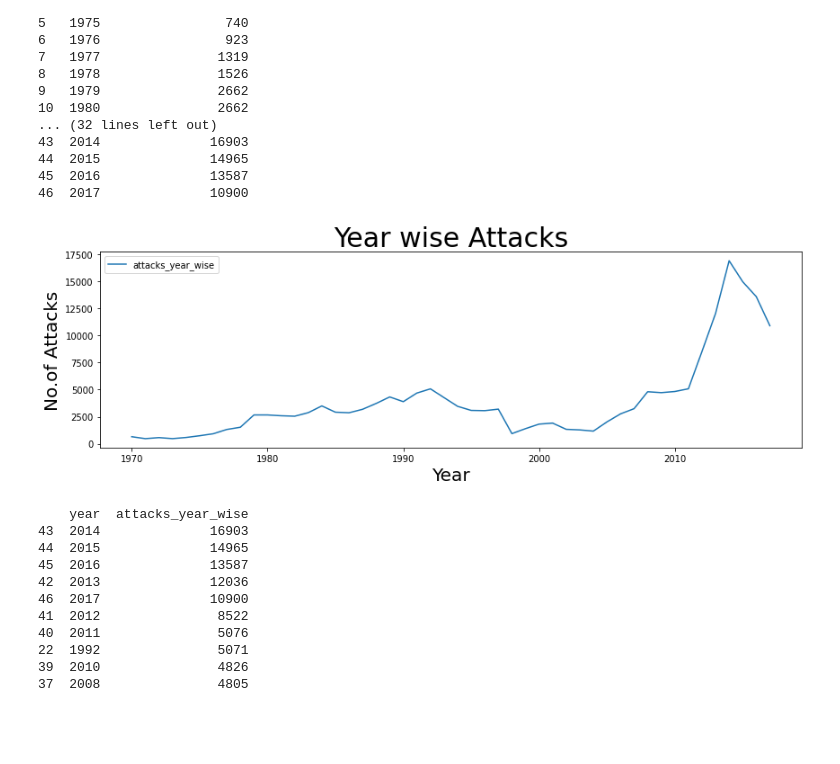
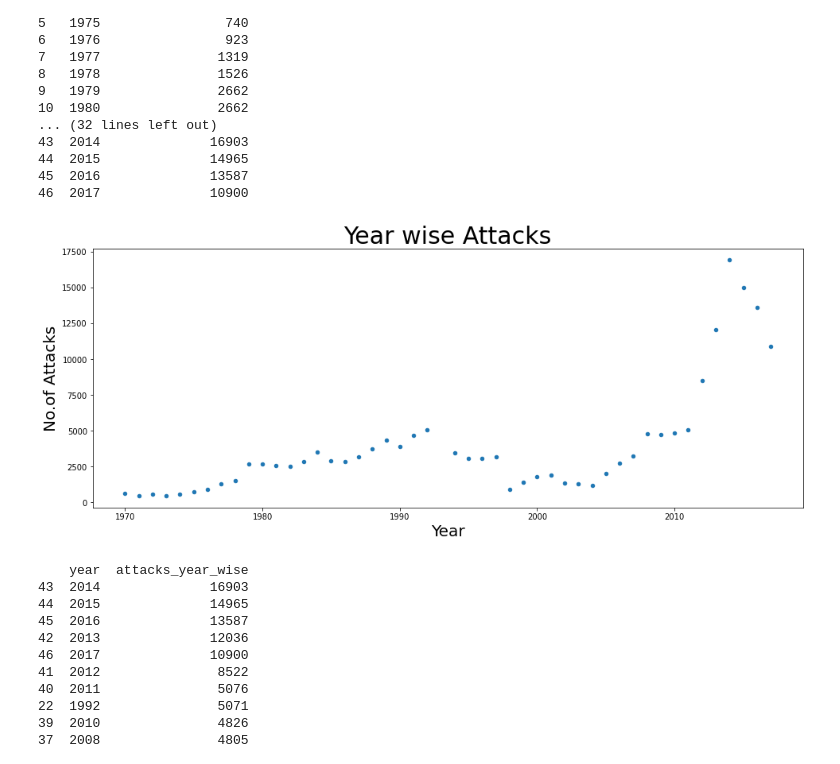
Before and after one commit to khairun0228/capstone_alma, a Jupyter notebook: Global_Terrorism_Analysis_Capstone_Project.ipynb, the cells around one changed output. Drawn from its saved outputs; the diff is of its cells as text; code cells hidden in the pictures; blank space fills up the shorter version.

Commit message:
updated the notebook with new graphs

```diff
--- a/Global_Terrorism_Analysis_Capstone_Project.ipynb
+++ b/Global_Terrorism_Analysis_Capstone_Project.ipynb
@@ -12,14 +13,15 @@ drive.mount('/content/drive')
 # %% [output]
 Drive already mounted at /content/drive; to attempt to forcibly remount, call drive.mount("/content/drive", force_remount=True).
 # %%
+#giving Filepath
 file_path=('/content/drive/My Drive/AlmaBetter/Capstone_project/Global Terrorism Data .csv')
 pd.set_option('display.max_rows',400)
-df = pd.read_csv(file_path,encoding='ISO-8859-1',index_col=False)
-print(df.columns.to_list())
-print(df.shape)
-print(df.size)
-print(df.info())
-pd.get_option("display.max_rows")
+df = pd.read_csv(file_path,encoding='ISO-8859-1')
+print(df.columns.to_list()) #Checking dataframe columns
+print(df.shape) #Checking dataframe shape
+print(df.size) #Checking dataframe  size
+print(df.info()) #Checking dataframe info
+pd.get_option("display.max_rows") #Formatting output
 # %% [output]
 ['eventid', 'iyear', 'imonth', 'iday', 'approxdate', 'extended', 'resolution', 'country', 'country_txt', 'region', 'region_txt', 'provstate', 'city', 'latitude', 'longitude', 'specificity', 'vicinity' ...
 (181691, 135)
@@ -33,0 +70,2 @@ None
+# %%
+df.replace(['NaN','Null',' ','//N'],np.nan,inplace= True)
@@ -94,12 +177,12 @@ print(Year_wise_attacks)
 46  2017              10900
 # %%
 # Graphical Analysis of No. of  global terrorist attack Year wise
-Year_wise_attacks.plot(x='year',y='attacks_year_wise',kind='line',figsize=(14, 4))
+Year_wise_attacks.plot(x='year',y='attacks_year_wise',kind='scatter',figsize=(16, 6))
 
-plt.title("Year wise Attacks",fontsize=30)
-plt.xlabel("Year",fontsize=20)
-plt.ylabel("No.of Attacks",fontsize=20)
+plt.title("Year wise Attacks",fontsize=30) #setting title
+plt.xlabel("Year",fontsize=20) #setting x axis name
+plt.ylabel("No.of Attacks",fontsize=20) #setting y axis name
 plt.show()
 # %% [output]
-[figure, old version]
+[figure, new version]
 # %%
```
Also changed, not shown: parts of 37 cells of this notebook.
